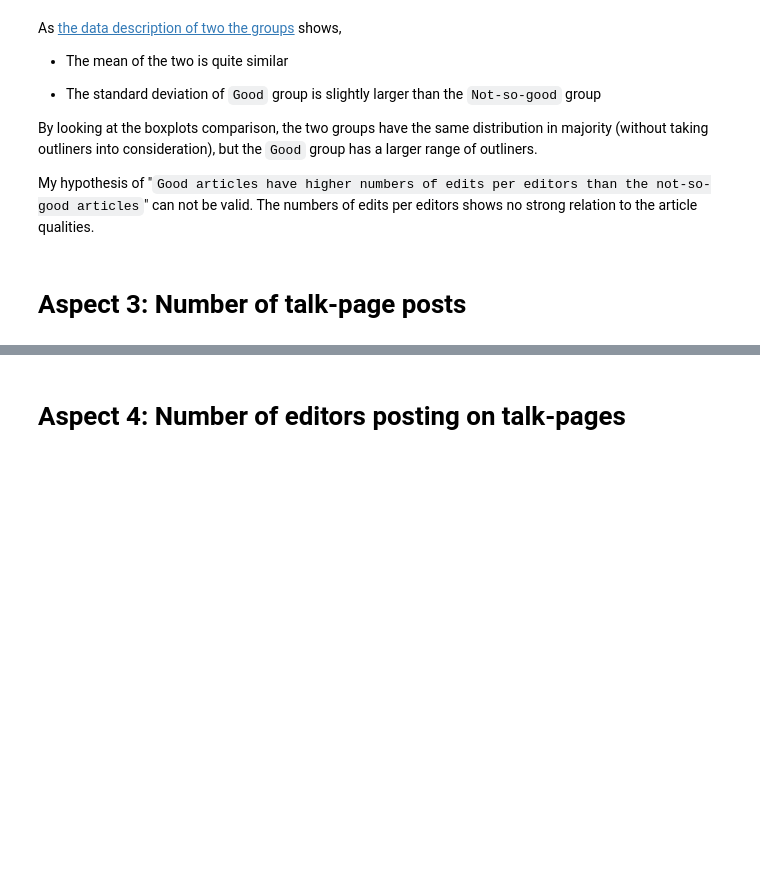
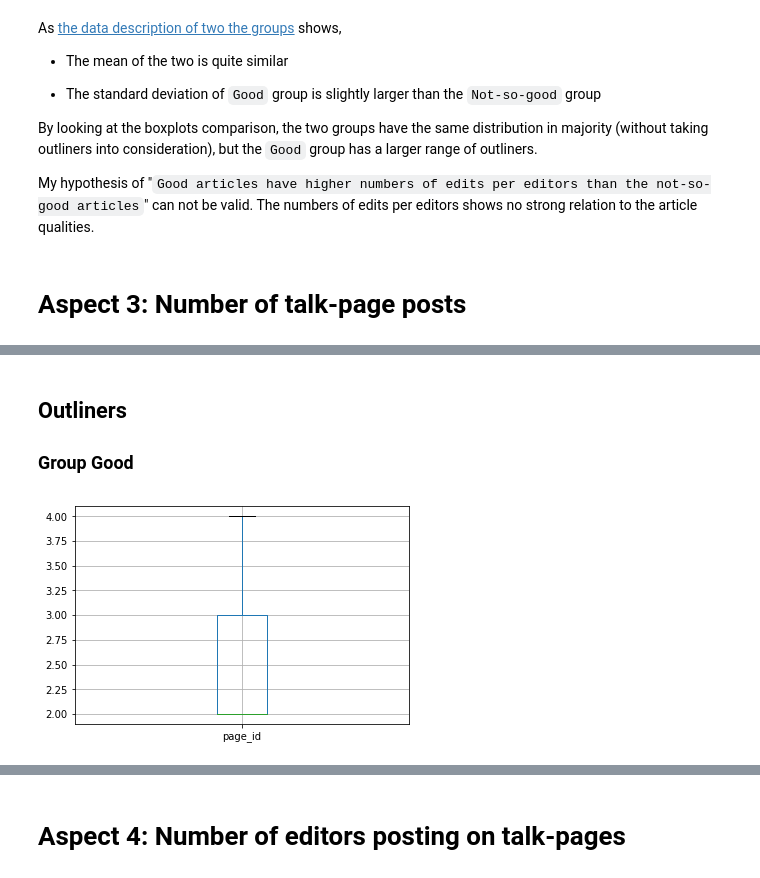
Before and after one commit to wenoptics/social-data-analysis, a Jupyter notebook: analysis_report.ipynb, the cells around one changed output, grey strips where cells are left out. Drawn from its saved outputs; the diff is of its cells as text; code cells hidden in the pictures; blank space fills up the shorter version.

```diff
--- a/analysis_report.ipynb
+++ b/analysis_report.ipynb
@@ -249,0 +295,4 @@ My hypothesis of "`Good articles have higher numbers of edits per editors than t
+# %%
+# Load Talk dataset
+articlestalk_good = pd.read_csv("data/ainur/talk_good.csv")
+articlestalk_nsgood = pd.read_csv("data/ainur/talk_bad.csv")
@@ -249,0 +308,6 @@ My hypothesis of "`Good articles have higher numbers of edits per editors than t
+# %%
+task3_good = articlestalk_good.groupby('Article').agg('page_id').count()
+task3_nsgood = articlestalk_nsgood.groupby('Article').agg('page_id').count()
+
+print('Number of talk-page posts description:\nGood\t|\tNot-So-Good')
+pd.concat([task3_good.describe(), task3_nsgood.describe()], axis=1)
@@ -249,0 +326,8 @@ My hypothesis of "`Good articles have higher numbers of edits per editors than t
+# %% [markdown]
+## Outliners
+
+### Group Good
+# %%
+_=pd.DataFrame(task3_good).boxplot(showfliers=False)
+# %% [output]
+[figure, added]
```
Also changed, not shown: parts of 50 cells of this notebook, 1 other file.
